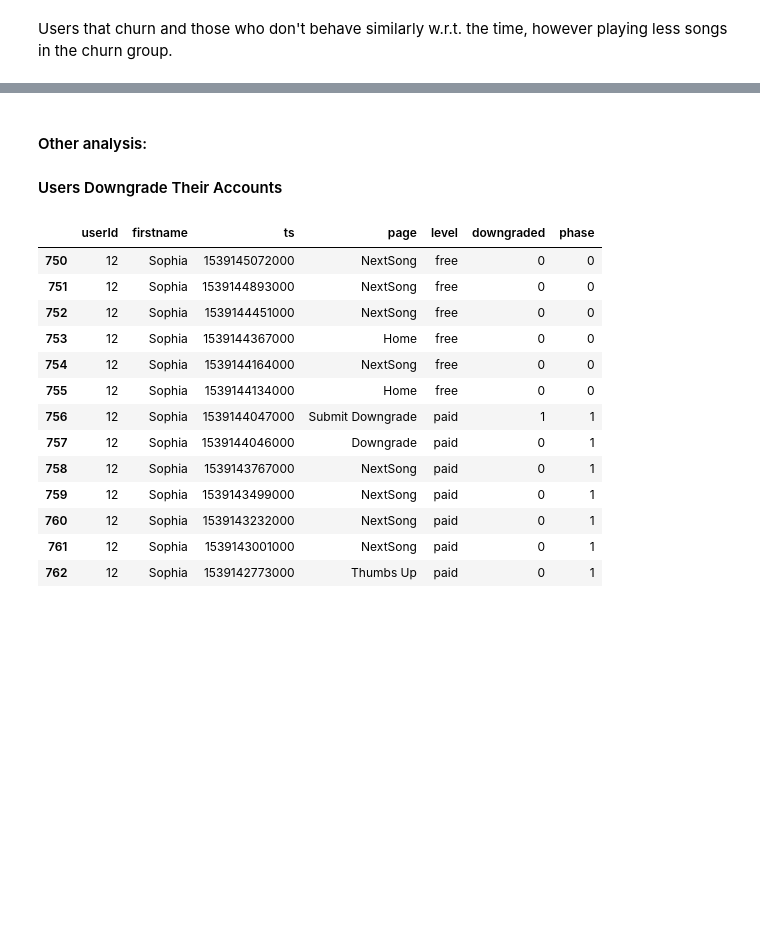
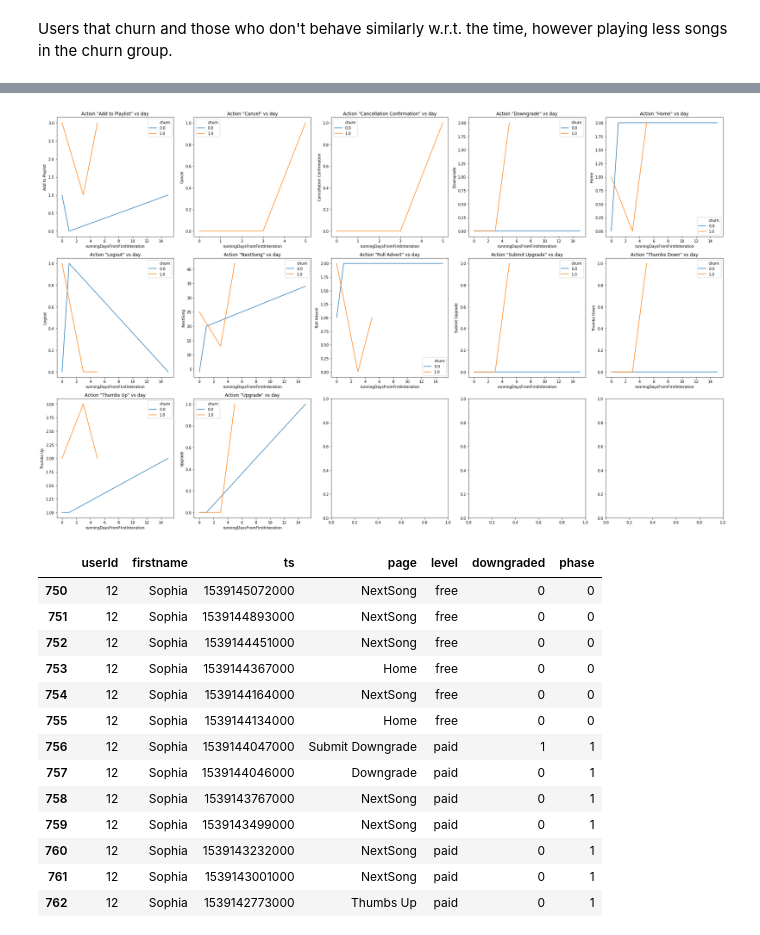
Before and after one commit to marcelokscunha/projects, a Jupyter notebook: spark-churn/Sparkify-local.ipynb, the cells around one changed output, grey strips where cells are left out. Cells and saved outputs as stored; diff of their text form; code cells hidden in the pictures; blank space fills up the shorter version.

```diff
--- a/spark-churn/Sparkify-local.ipynb
+++ b/spark-churn/Sparkify-local.ipynb
@@ -292,0 +312,4 @@ churner_ids: ['18', '32', '125', '105', '17', '143', '101', '129', '121', '51',
+# %%
+not_churner_ids = np.setdiff1d(all_ids, churner_ids).tolist()
+print('not_churner_ids:', not_churner_ids)
+print('\nTotal churners in mini dataset:', len(not_churner_ids))
@@ -580,4 +473,0 @@ We would need more data related to the business and context to infer anything he
-# %% [markdown]
-#### Other analysis:
-
-#### Users Downgrade Their Accounts
@@ -584 +500,26 @@ We would need more data related to the business and context to infer anything he
+# %%
+churner_actions_pd = churner_actions.toPandas()
+not_churner_actions_pd = not_churner_actions.toPandas()
+# %%
+churner_actions_pd['churn'] = pd.Series(np.ones(churner_actions_pd.shape[0]))
+not_churner_actions_pd['churn'] = pd.Series(np.zeros(churner_actions_pd.shape[0]))
+churner_actions_pd.drop('day', axis=1, inplace=True)
+not_churner_actions_pd.drop('day', axis=1, inplace=True)
+actions = pd.concat([churner_actions_pd, not_churner_actions_pd])
+# %%
+cols = churner_actions_pd.columns[1:-2]
+# %%
+ax_i = int(np.ceil(cols.shape[0]/5))
+ax_j = 5
+
+fig, ax = plt.subplots(ax_i, ax_j, figsize=(26,16))
+for i in range(ax_i):
+    for j in range(ax_j):
+        sns.lineplot(x='runningDaysFromFirstInteration', y=cols[j + 5*i], hue='churn', data=actions, ax=ax[i][j])
+        ax[i][j].set_title(f'Action "{cols[j + 5*i]}" vs day')
+        if (j + 5*i) == len(cols)-1:
+            break
+fig.tight_layout();
+# %% [output]
+[figure, added]
 # %%
```
Also changed, not shown: parts of 78 cells of this notebook.
